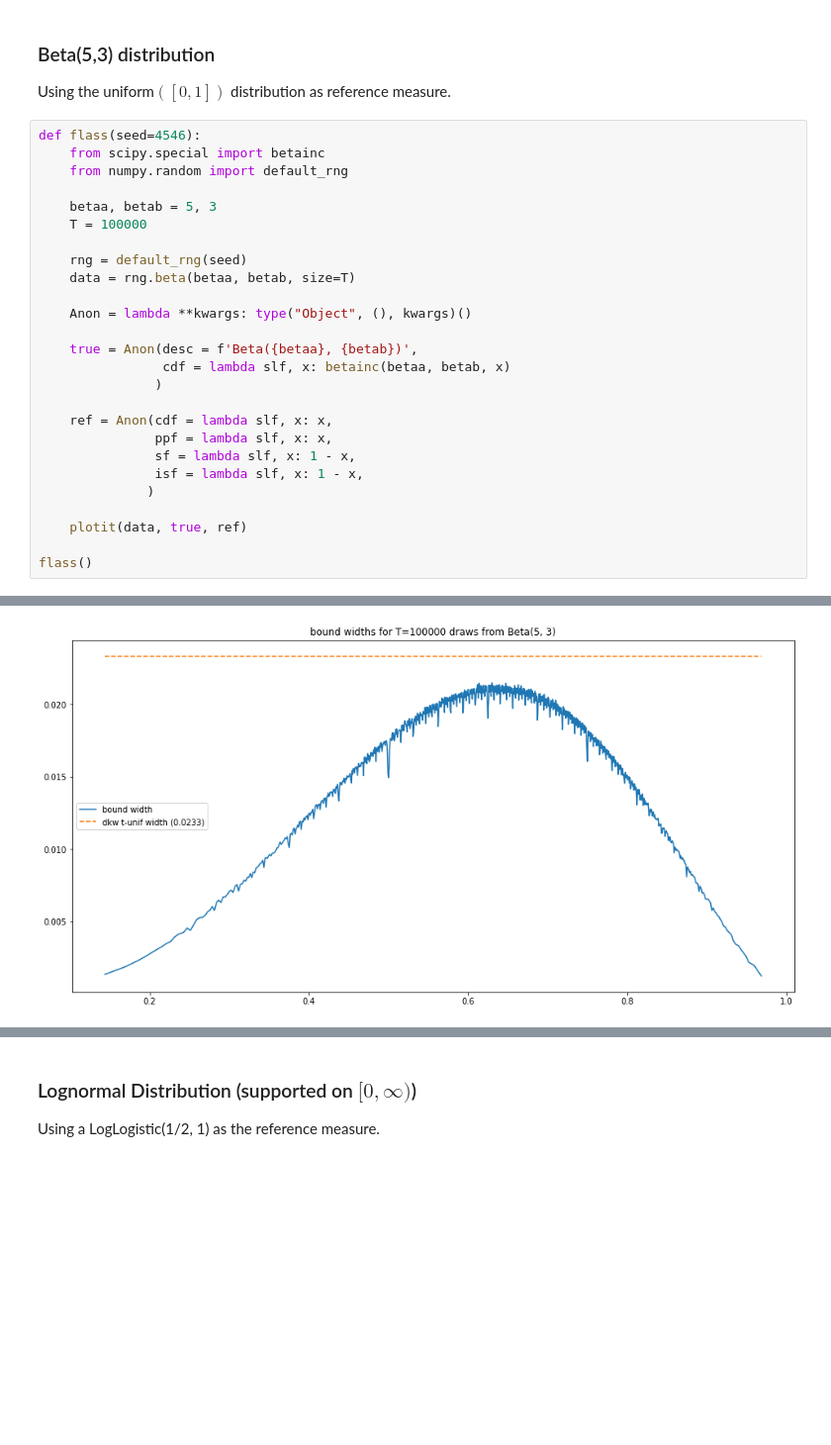
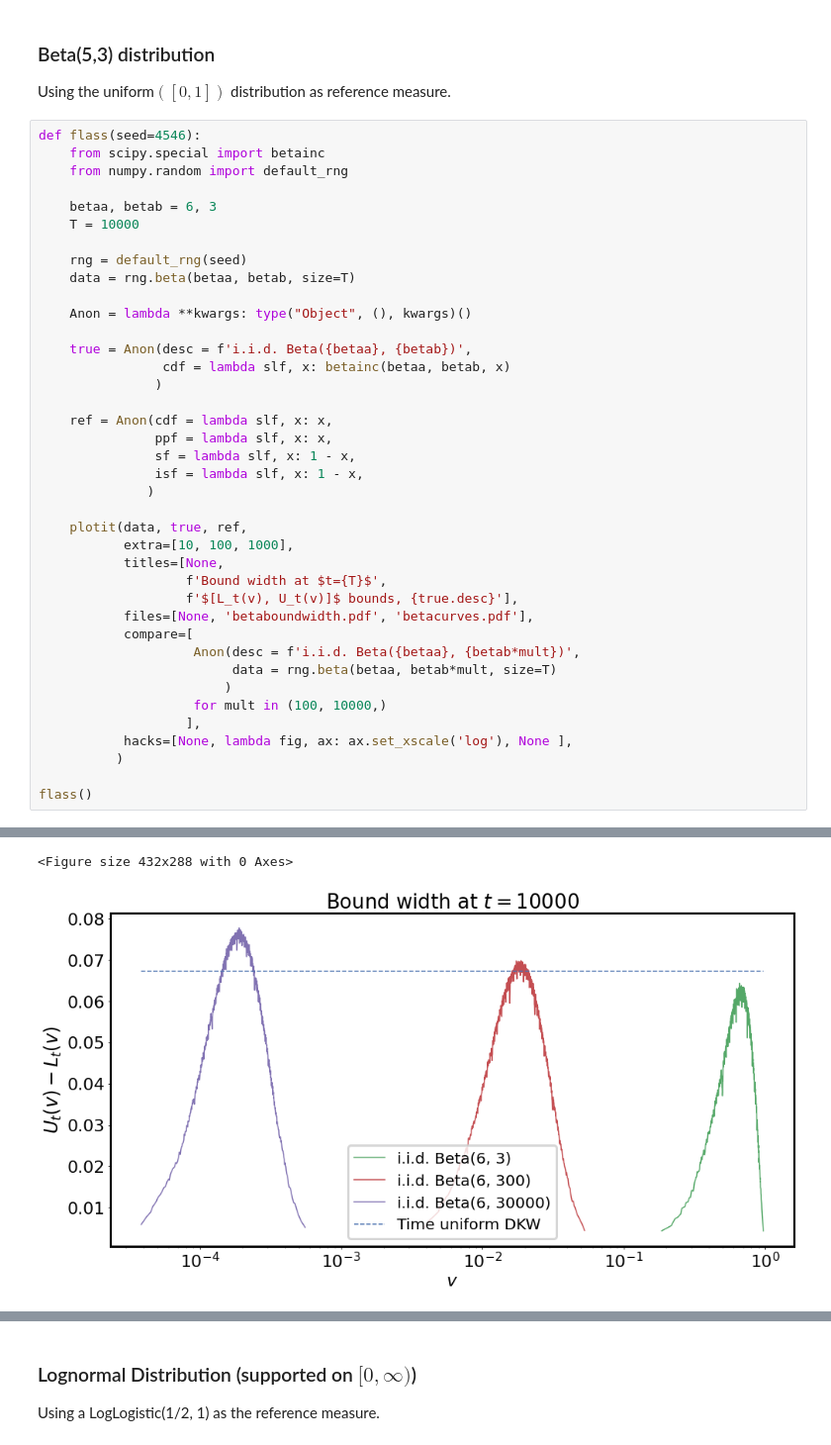
Before and after one commit to microsoft/csrobust, a Jupyter notebook: csnsquantile.ipynb, the cells around one changed output, grey strips where cells are left out. Shown at 99% size. Saved outputs shown, nothing was run; the diff lists cells and outputs as text; blank space fills up the shorter version.

```diff
--- a/csnsquantile.ipynb
+++ b/csnsquantile.ipynb
@@ -271,15 +355,15 @@ def flass(seed=4546):
     from scipy.special import betainc
     from numpy.random import default_rng
 
-    betaa, betab = 5, 3
-    T = 100000
+    betaa, betab = 6, 3
+    T = 10000
 
     rng = default_rng(seed)
     data = rng.beta(betaa, betab, size=T)
 
     Anon = lambda **kwargs: type("Object", (), kwargs)()
 
-    true = Anon(desc = f'Beta({betaa}, {betab})',
+    true = Anon(desc = f'i.i.d. Beta({betaa}, {betab})',
                 cdf = lambda slf, x: betainc(betaa, betab, x)
                )
 
@@ -289,7 +373,20 @@ def flass(seed=4546):
                isf = lambda slf, x: 1 - x,
               )
 
-    plotit(data, true, ref)
+    plotit(data, true, ref,
+           extra=[10, 100, 1000],
+           titles=[None,
+                   f'Bound width at $t={T}$',
+                   f'$[L_t(v), U_t(v)]$ bounds, {true.desc}'],
+           files=[None, 'betaboundwidth.pdf', 'betacurves.pdf'],
+           compare=[
+                    Anon(desc = f'i.i.d. Beta({betaa}, {betab*mult})',
+                         data = rng.beta(betaa, betab*mult, size=T)
+                        )
+                    for mult in (100, 10000,)
+                   ],
+           hacks=[None, lambda fig, ax: ax.set_xscale('log'), None ],
+          )
 
 flass()
 # %% [output]
@@ -297 +394,2 @@ flass()
+<Figure size 432x288 with 0 Axes>
-[figure, old version]
+[figure, new version]
```
Also changed, not shown: parts of 11 cells of this notebook.
